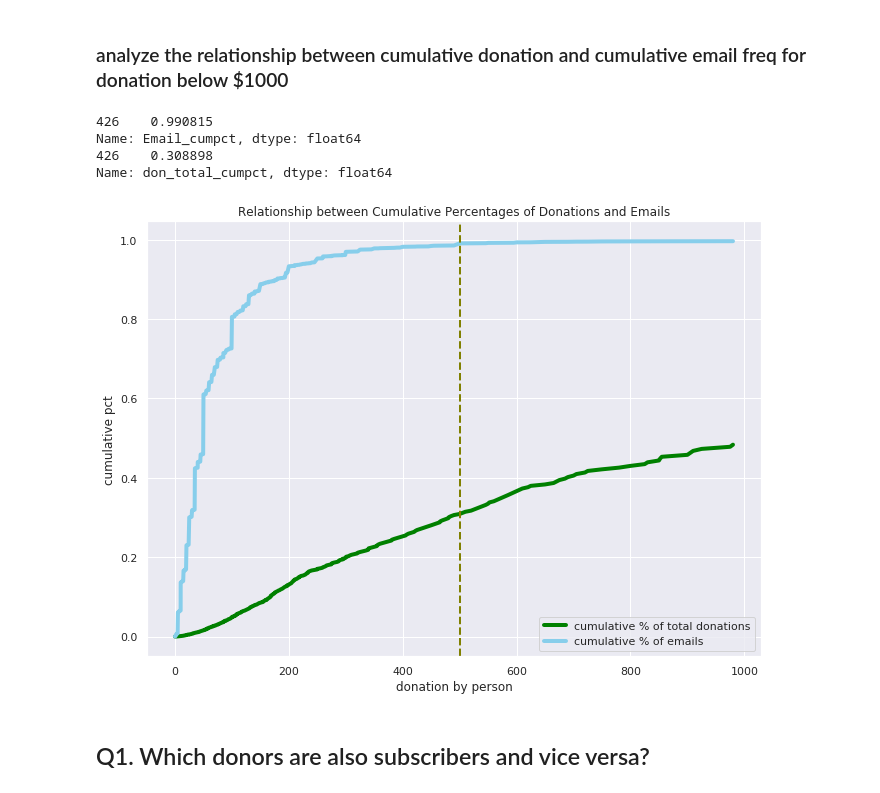
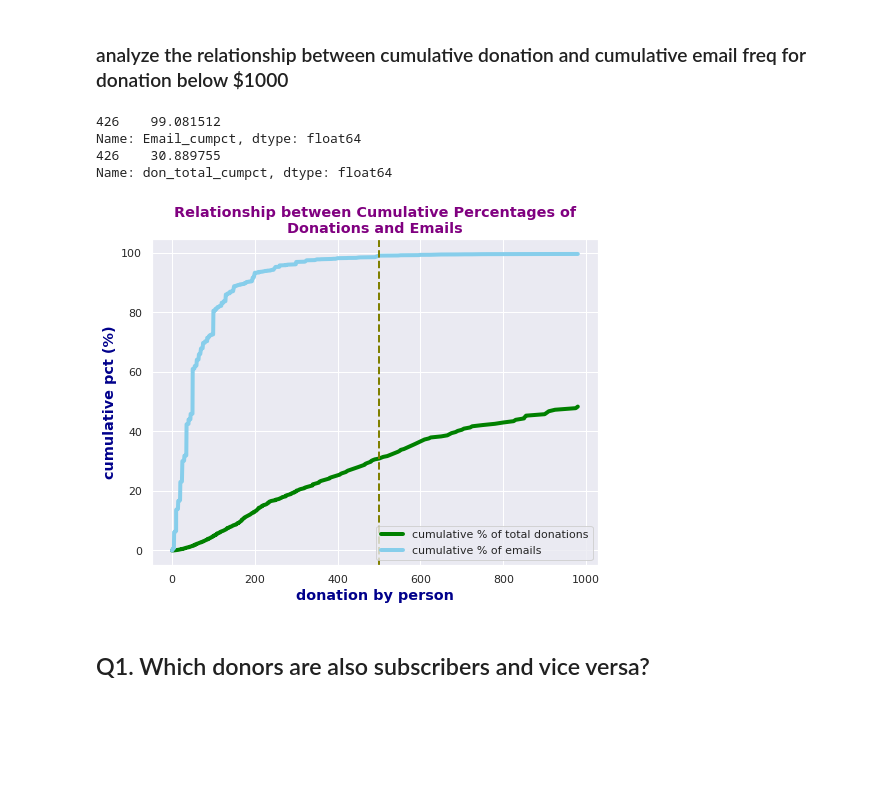
Before and after one commit to tingtingexelate/mother_jones, a Jupyter notebook: user_data/question_oriented_user_exploration.ipynb, the cells around one changed output. Cells and saved outputs as stored; diff of their text form; code cells hidden in the pictures; blank space fills up the shorter version.

Commit message:
modify charts to make them more presentable

```diff
--- a/user_data/question_oriented_user_exploration.ipynb
+++ b/user_data/question_oriented_user_exploration.ipynb
@@ -183,7 +184,7 @@ count of emails having both DON and SDN: 1021
 # %%
 cnts = combined[(combined['don_freq'] > 0)].groupby('don_total').agg({'Email': 'count'})
 cnts = cnts.reset_index()
-cnts['Email_cumpct'] = (cnts['Email']/cnts['Email'].sum()).cumsum()
-cnts['don_total_cumpct'] = cnts['don_total'].cumsum()/cnts['don_total'].sum()
+cnts['Email_cumpct'] = 100*(cnts['Email']/cnts['Email'].sum()).cumsum()
+cnts['don_total_cumpct'] = 100*cnts['don_total'].cumsum()/cnts['don_total'].sum()
 cnts.head()
 # %% [output]
@@ -237,24 +238,25 @@ plt.axvline(x=500, linestyle = '--',color='olive', linewidth=2)
 # %%
 import seaborn as sns;
 sns.set()
 import matplotlib.pyplot as plt
+plt.rcParams['figure.figsize'] = [8, 6]
 plt.plot( 'don_total', 'don_total_cumpct', data=cnts[cnts['don_total'] < 1000], marker='', markerfacecolor='green', markersize=12, color='green', linewidth=4)
 plt.plot( 'don_total', 'Email_cumpct',data=cnts[cnts['don_total'] < 1000], marker='', color='skyblue', linewidth=4)
 plt.legend(labels = ['cumulative % of total donations','cumulative % of emails'])
 plt.grid(True)
-pl.title("Relationship between Cumulative Percentages of Donations and Emails")
-pl.xlabel("donation by person")
-pl.ylabel("cumulative pct")
+pl.title("\n".join(wrap("Relationship between Cumulative Percentages of Donations and Emails",50)),fontweight='bold', color = 'purple', fontsize = 'large')
+pl.xlabel("donation by person",fontweight='bold', color = 'darkblue', fontsize = 'large')
+pl.ylabel("cumulative pct (%)",fontweight='bold', color = 'darkblue', fontsize = 'large')
 
 plt.axvline(x=500, linestyle = '--',color='olive', linewidth=2)
 print(cnts['Email_cumpct'][cnts['don_total']==500])
 print(cnts['don_total_cumpct'][cnts['don_total']==500])
 # %% [output]
-426    0.990815
+426    99.081512
 Name: Email_cumpct, dtype: float64
-426    0.308898
+426    30.889755
 Name: don_total_cumpct, dtype: float64
-[figure, old version]
+[figure, new version]
 # %% [markdown]
 ## Q1. Which donors are also subscribers and vice versa?
 # %% [markdown]
```
Also changed, not shown: parts of 8 cells of this notebook.
